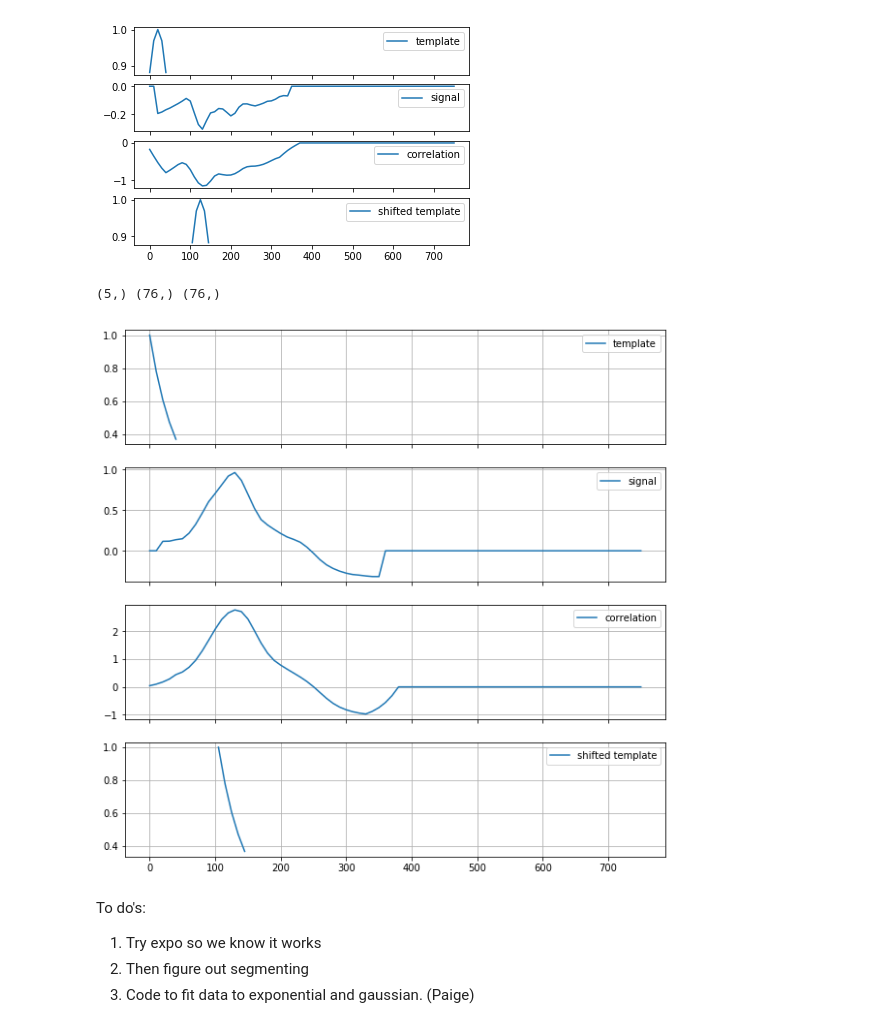
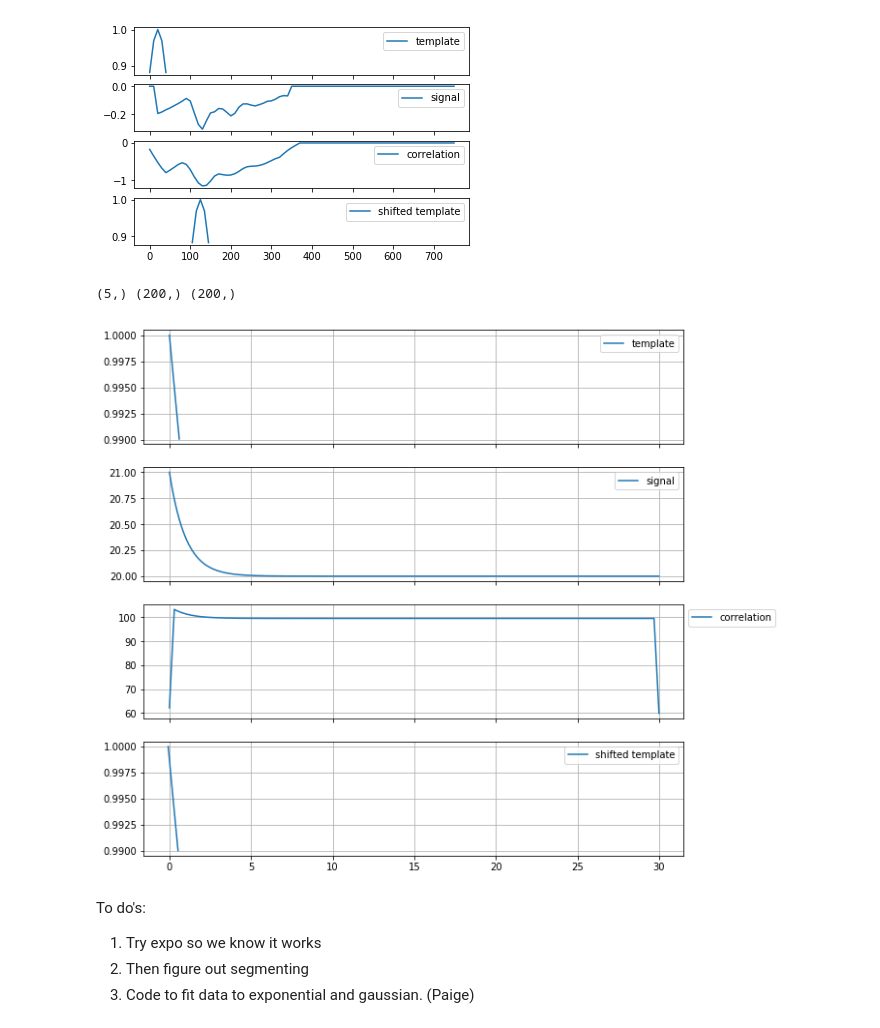
Before and after one commit to oceanhackweek/ohw19-projects-TMIVP, a Jupyter notebook: explore_crosscorrelation.ipynb, the cells around one changed output. Cells and saved outputs as stored; diff of their text form; code cells hidden in the pictures.

```diff
--- a/explore_crosscorrelation.ipynb
+++ b/explore_crosscorrelation.ipynb
@@ -200,26 +200,30 @@ for ax in [ax0,ax1,ax2,ax3]:
 (5,) (76,) (76,)
 [figure]
 # %%
-good[np.isnan(good)]=0
-pulse = np.exp(-np.linspace(0,1,5))
-corr_array = signal.correlate(good, pulse,  mode='same') # x-correlation
-print(np.shape(pulse), np.shape(good), np.shape(corr_array))
+signal3 = 20+np.exp(-np.linspace(0,30,200))
+coord3 = np.linspace(0,30,200)
+
+pulse = np.exp(-np.linspace(0,1,5)/100)
+
+corr_array = signal.correlate(signal3, pulse,  mode='same') # x-correlation
+
+print(np.shape(pulse), np.shape(signal3), np.shape(corr_array))
 
 loc = np.where(np.abs(corr_array) == np.max(np.abs(corr_array))) # grab location of max correlation, later build in option to use absolute or not
 loc_med = np.median(loc)
 
 fig, (ax0, ax1, ax2, ax3) = plt.subplots(4, 1, sharex=True, figsize=(10,10))
-ax0.plot(coord[:len(pulse)],pulse, label='template')
-ax1.plot(coord,good, label='signal')
-ax2.plot(coord,corr_array, label='correlation')
-ax3.plot(coord[:len(pulse)]+coord[loc_med]-coord[len(pulse)]/2., pulse, label='shifted template')
+ax0.plot(coord3[:len(pulse)],pulse, label='template')
+ax1.plot(coord3,signal3, label='signal')
+ax2.plot(coord3,corr_array, label='correlation')
+ax3.plot(coord3[:len(pulse)]+coord3[loc_med]-coord3[len(pulse)]/2., pulse, label='shifted template')
 
 for ax in [ax0,ax1,ax2,ax3]:
     ax.legend(bbox_to_anchor=(1,1))
     ax.grid()
 # %% [output]
-(5,) (76,) (76,)
+(5,) (200,) (200,)
-[figure, old version]
+[figure, new version]
 # %% [markdown]
 To do's:
 
```
Also changed, not shown: parts of 3 cells of this notebook.
